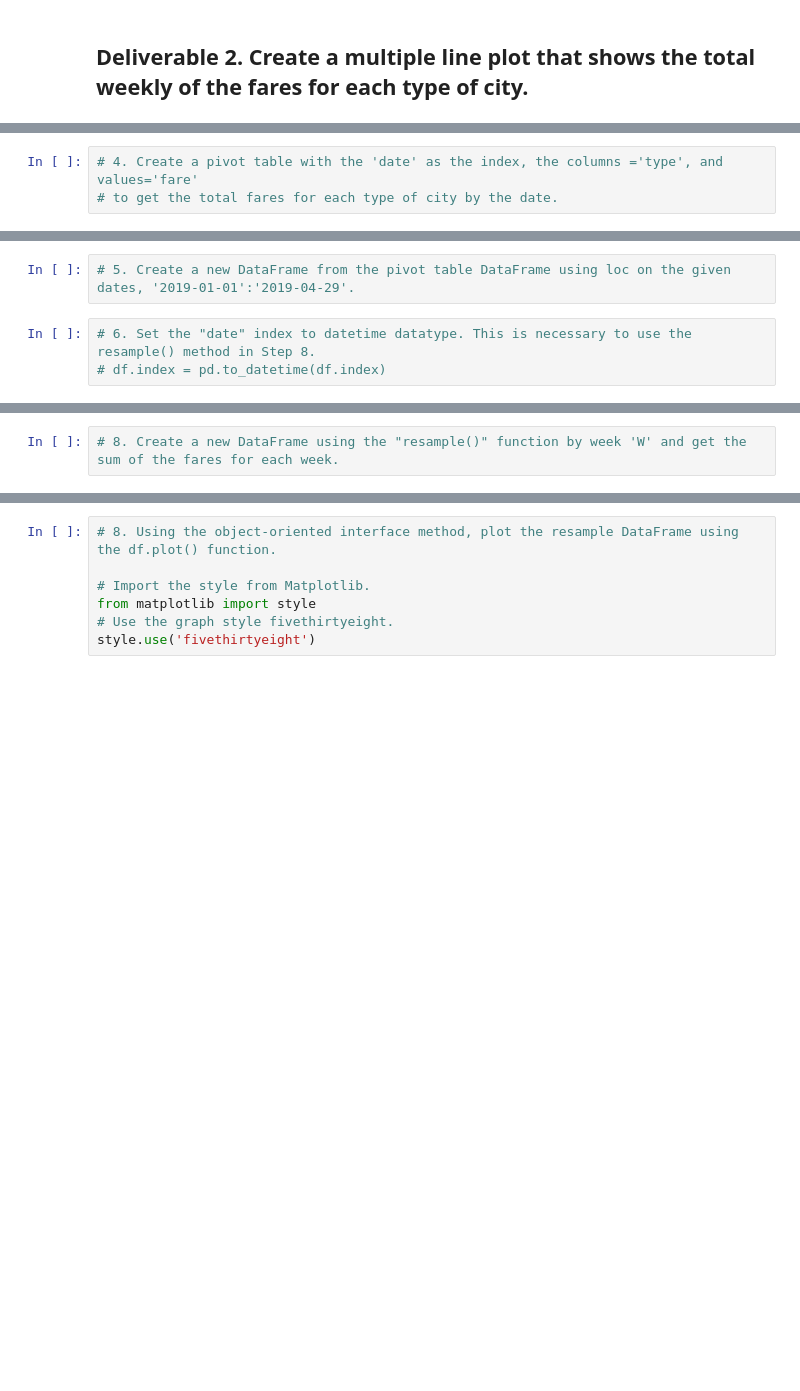
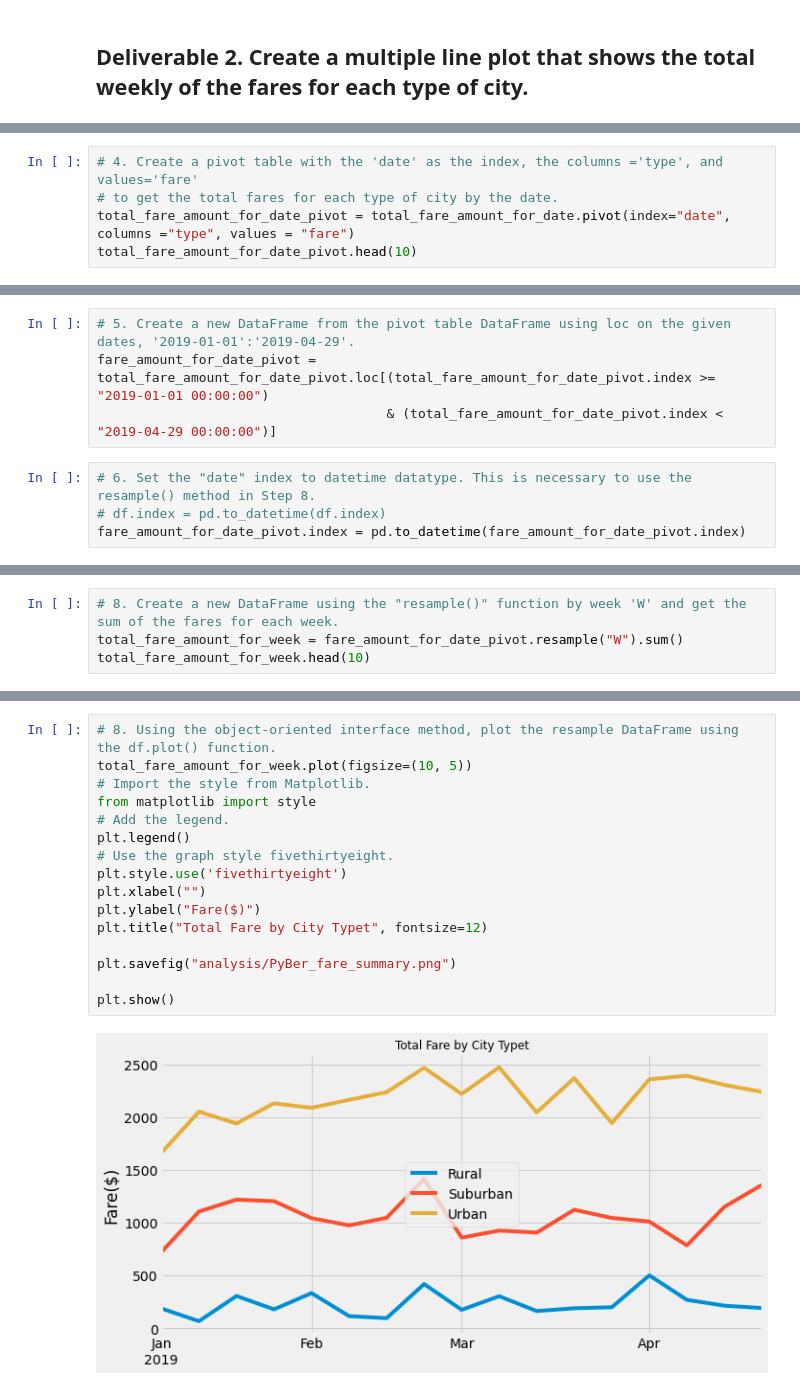
Before and after one commit to Yahel-Epel/PyBer_Analysis_with_Matplotlib, a Jupyter notebook: PyBer_Analysis/PyBer_Challenge.ipynb, the cells around one changed output, grey strips where cells are left out. Drawn from its saved outputs; the diff is of its cells as text; blank space fills up the shorter version.

```diff
--- a/PyBer_Analysis/PyBer_Challenge.ipynb
+++ b/PyBer_Analysis/PyBer_Challenge.ipynb
@@ -128,3 +157,5 @@ pyber_summary_df
 # %%
 # 4. Create a pivot table with the 'date' as the index, the columns ='type', and values='fare'
 # to get the total fares for each type of city by the date.
+total_fare_amount_for_date_pivot = total_fare_amount_for_date.pivot(index="date", columns ="type", values = "fare")
+total_fare_amount_for_date_pivot.head(10)
@@ -131,7 +175,10 @@ pyber_summary_df
 # %%
 # 5. Create a new DataFrame from the pivot table DataFrame using loc on the given dates, '2019-01-01':'2019-04-29'.
+fare_amount_for_date_pivot = total_fare_amount_for_date_pivot.loc[(total_fare_amount_for_date_pivot.index >= "2019-01-01 00:00:00")
+                                     & (total_fare_amount_for_date_pivot.index < "2019-04-29 00:00:00")]
 # %%
 # 6. Set the "date" index to datetime datatype. This is necessary to use the resample() method in Step 8.
 # df.index = pd.to_datetime(df.index)
+fare_amount_for_date_pivot.index = pd.to_datetime(fare_amount_for_date_pivot.index)
 # %%
 # 7. Check that the datatype for the index is datetime using df.info()
@@ -138,2 +197,4 @@ pyber_summary_df
 # %%
 # 8. Create a new DataFrame using the "resample()" function by week 'W' and get the sum of the fares for each week.
+total_fare_amount_for_week = fare_amount_for_date_pivot.resample("W").sum()
+total_fare_amount_for_week.head(10)
@@ -140,7 +214,18 @@ pyber_summary_df
 # %%
 # 8. Using the object-oriented interface method, plot the resample DataFrame using the df.plot() function.
-
+total_fare_amount_for_week.plot(figsize=(10, 5))
 # Import the style from Matplotlib.
 from matplotlib import style
+# Add the legend.
+plt.legend()
 # Use the graph style fivethirtyeight.
-style.use('fivethirtyeight')
+plt.style.use('fivethirtyeight')
+plt.xlabel("")
+plt.ylabel("Fare($)")
+plt.title("Total Fare by City Typet", fontsize=12)
+
+plt.savefig("analysis/PyBer_fare_summary.png")
+
+plt.show()
+# %% [output]
+[figure, added]
```
Also changed, not shown: parts of 7 cells of this notebook, 1 other file.
